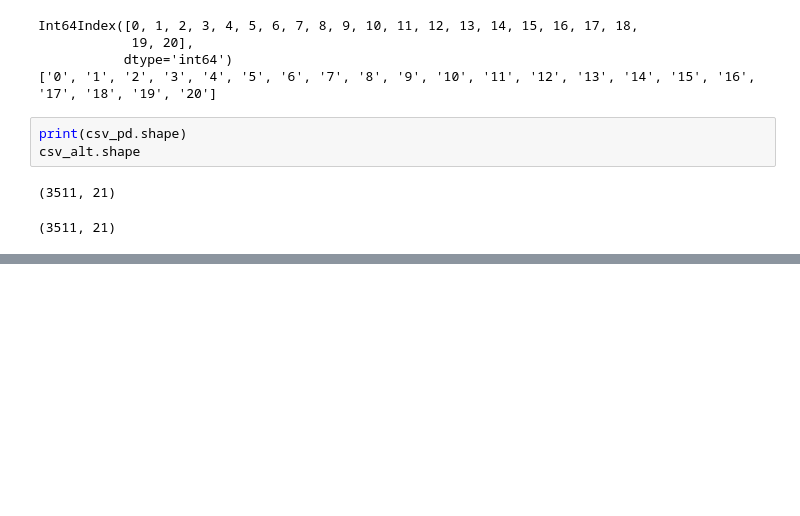
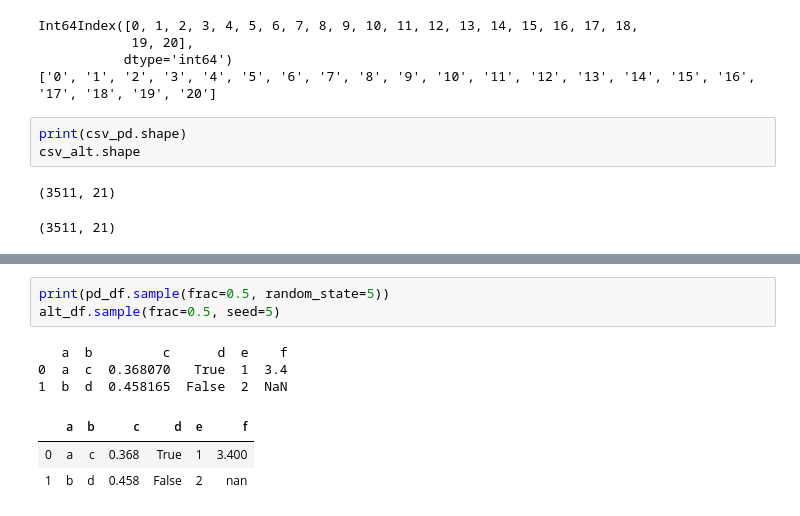
Before and after one commit to najafmurtaza/Analytica, a Jupyter notebook: Test Lib.ipynb, the cells around one changed output, grey strips where cells are left out. Saved outputs shown, nothing was run; the diff lists cells and outputs as text; blank space fills up the shorter version.

```diff
--- a/Test Lib.ipynb
+++ b/Test Lib.ipynb
@@ -1388,0 +1400,10 @@ csv_alt.shape
+# %%
+print(pd_df.sample(frac=0.5, random_state=5))
+alt_df.sample(frac=0.5, seed=5)
+# %% [output]
+   a  b         c      d  e    f
+0  a  c  0.368070   True  1  3.4
+1  b  d  0.458165  False  2  NaN
+|  | a | b | c | d | e | f |
+| 0 | a | c | 0.368 | True | 1 | 3.400 |
+| 1 | b | d | 0.458 | False | 2 | nan |
```
Also changed, not shown: parts of 56 cells of this notebook, 2 other files.
